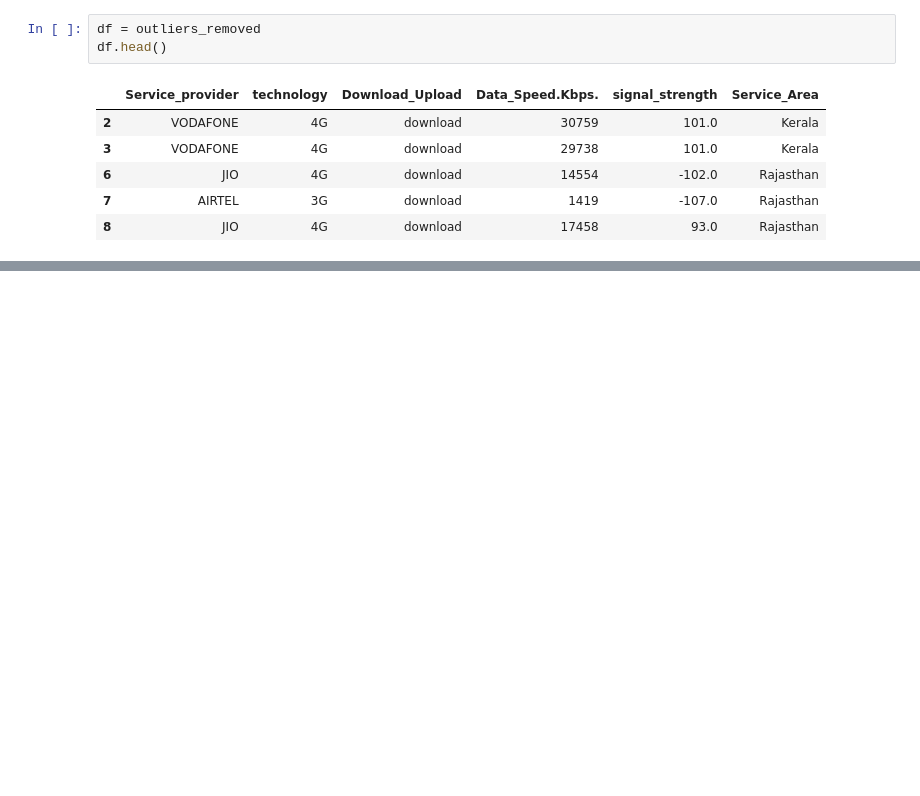
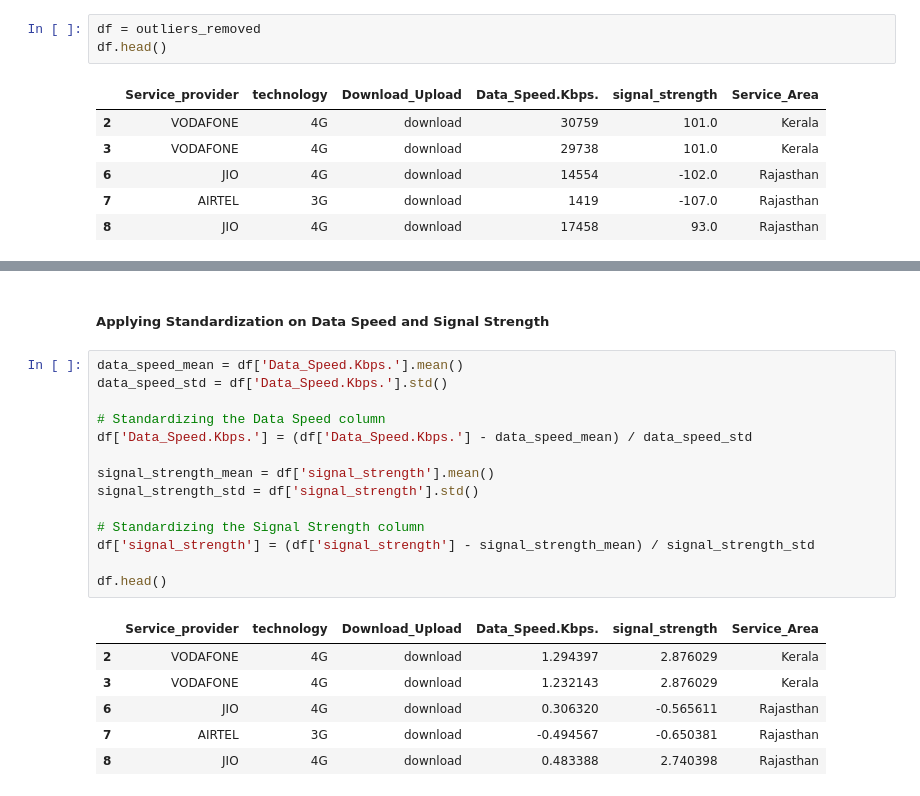
Before and after one commit to pyt243/DM-Project-MyCallSpeed, a Jupyter notebook: DM_Project.ipynb, the cells around one changed output, grey strips where cells are left out. Saved outputs shown, nothing was run; the diff lists cells and outputs as text; blank space fills up the shorter version.

Commit message:
Data Standardization and few markdowns.

```diff
--- a/DM_Project.ipynb
+++ b/DM_Project.ipynb
@@ -447,0 +478,23 @@ plt.show()
+# %% [markdown]
+<h5>Applying Standardization on Data Speed and Signal Strength</h5>
+# %%
+data_speed_mean = df['Data_Speed.Kbps.'].mean()
+data_speed_std = df['Data_Speed.Kbps.'].std()
+
+# Standardizing the Data Speed column
+df['Data_Speed.Kbps.'] = (df['Data_Speed.Kbps.'] - data_speed_mean) / data_speed_std
+
+signal_strength_mean = df['signal_strength'].mean()
+signal_strength_std = df['signal_strength'].std()
+
+# Standardizing the Signal Strength column
+df['signal_strength'] = (df['signal_strength'] - signal_strength_mean) / signal_strength_std
+
+df.head()
+# %% [output]
+|  | Service_provider | technology | Download_Upload | Data_Speed.Kbps. | signal_strength | Service_Area |
+| 2 | VODAFONE | 4G | download | 1.294397 | 2.876029 | Kerala |
+| 3 | VODAFONE | 4G | download | 1.232143 | 2.876029 | Kerala |
+| 6 | JIO | 4G | download | 0.306320 | -0.565611 | Rajasthan |
+| 7 | AIRTEL | 3G | download | -0.494567 | -0.650381 | Rajasthan |
+| 8 | JIO | 4G | download | 0.483388 | 2.740398 | Rajasthan |
```
Also changed, not shown: parts of 21 cells of this notebook.
